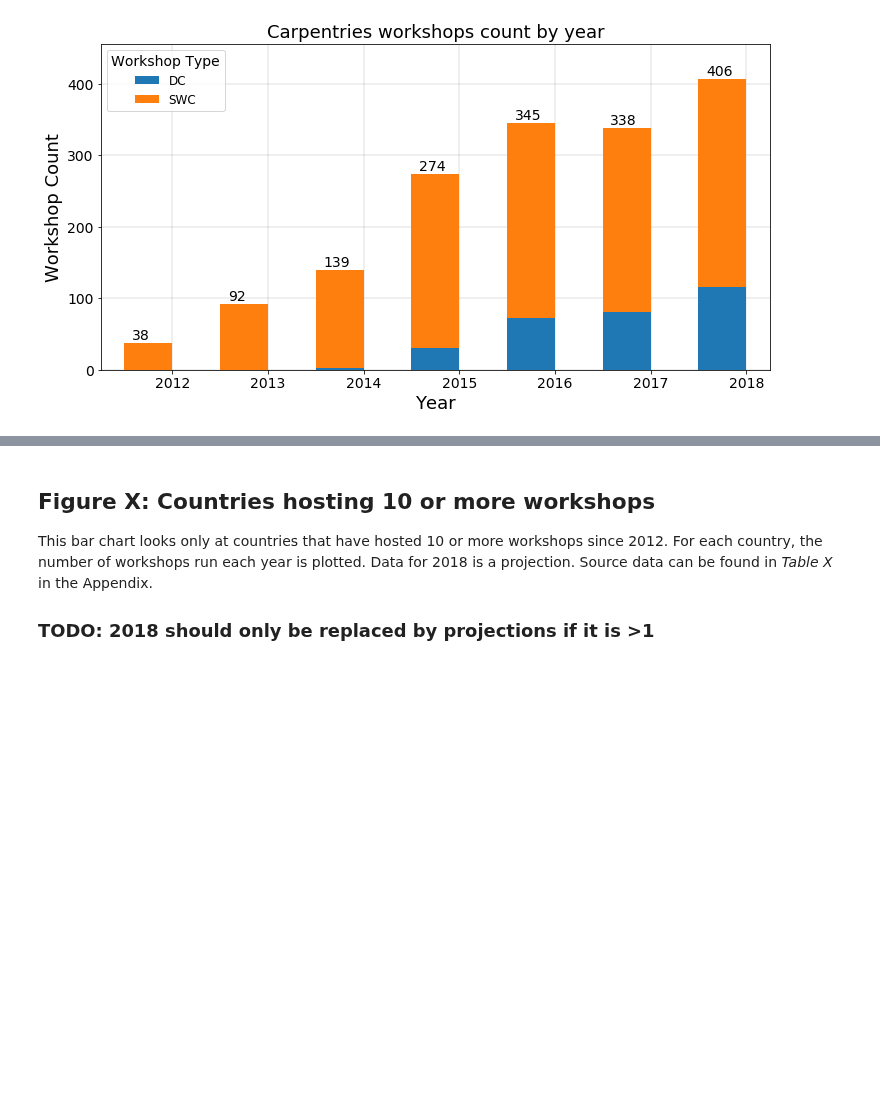
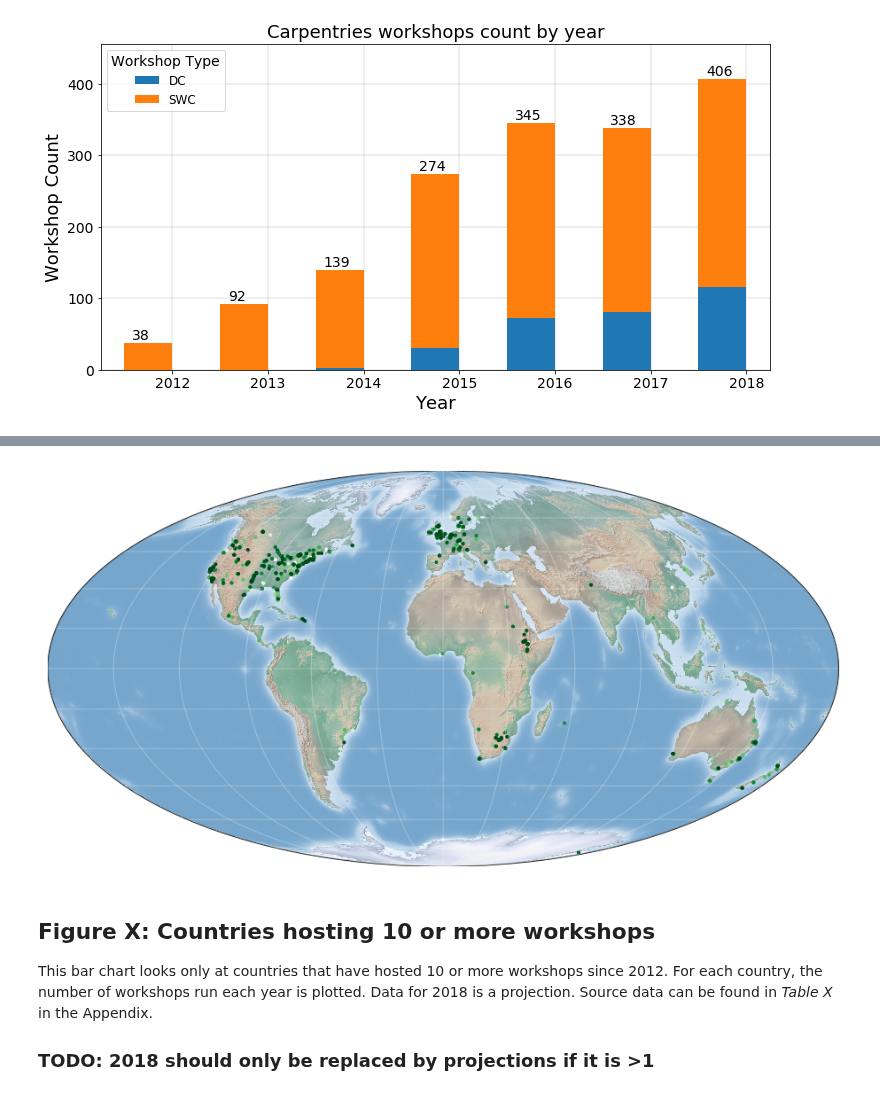
Before and after one commit to carpentries/assessment, a Jupyter notebook: programmatic-assessment/workshops/jupyter_notebooks/programmatic_report_20180930_DRAFT.ipynb, the cells around one changed output, grey strips where cells are left out. Saved outputs shown, nothing was run; the diff lists cells and outputs as text; code cells hidden in the pictures; blank space fills up the shorter version.

Commit message:
add workshop map

```diff
--- a/programmatic-assessment/workshops/jupyter_notebooks/programmatic_report_20180930_DRAFT.ipynb
+++ b/programmatic-assessment/workshops/jupyter_notebooks/programmatic_report_20180930_DRAFT.ipynb
@@ -350,3 +486,40 @@ workshops_by_country_year_top = workshops_by_country_year[workshops_by_country_y
+# %%
+workshops_with_location = workshops[workshops.latitude.notnull()]
+workshops_with_location = workshops_with_location[workshops_with_location.longitude.notnull()]
+# %%
+lat = workshops_with_location.latitude.values
+lon = workshops_with_location.longitude.values
+
+# fig = plt.figure(figsize=(12, 9), edgecolor='m')
+# m = Basemap(projection='moll',resolution=None,  lat_0=0, lon_0=0)
+# m.scatter(lon, lat, latlon = True, color='r', s=3)
+
+# draw_map(m)
+
+
+# Calculate the point density
+xy = np.vstack([lat, lon])
+z = gaussian_kde(xy)(xy)
+
+# fig, ax = plt.subplots()
+# ax.scatter(lat, lon, c=z, s=100, edgecolor='')
+# plt.show()
+
+# Sort the points by density, so that the densest points are plotted last
+idx = z.argsort()
+x, y, z = lat[idx], lon[idx], z[idx]
+
+
+
+
+fig = plt.figure(figsize=(16, 12), edgecolor='w')
+m = Basemap(projection='moll', resolution=None, lat_0=0, lon_0=0)
+m.scatter(lon, lat, latlon = True, c=z, s=10, cmap="Greens")
+
+
+draw_map(m)
+# %% [output]
+[figure, added]
 # %% [markdown]
 ## Figure X: Countries hosting 10 or more workshops
 
```
Also changed, not shown: parts of 20 cells of this notebook.
